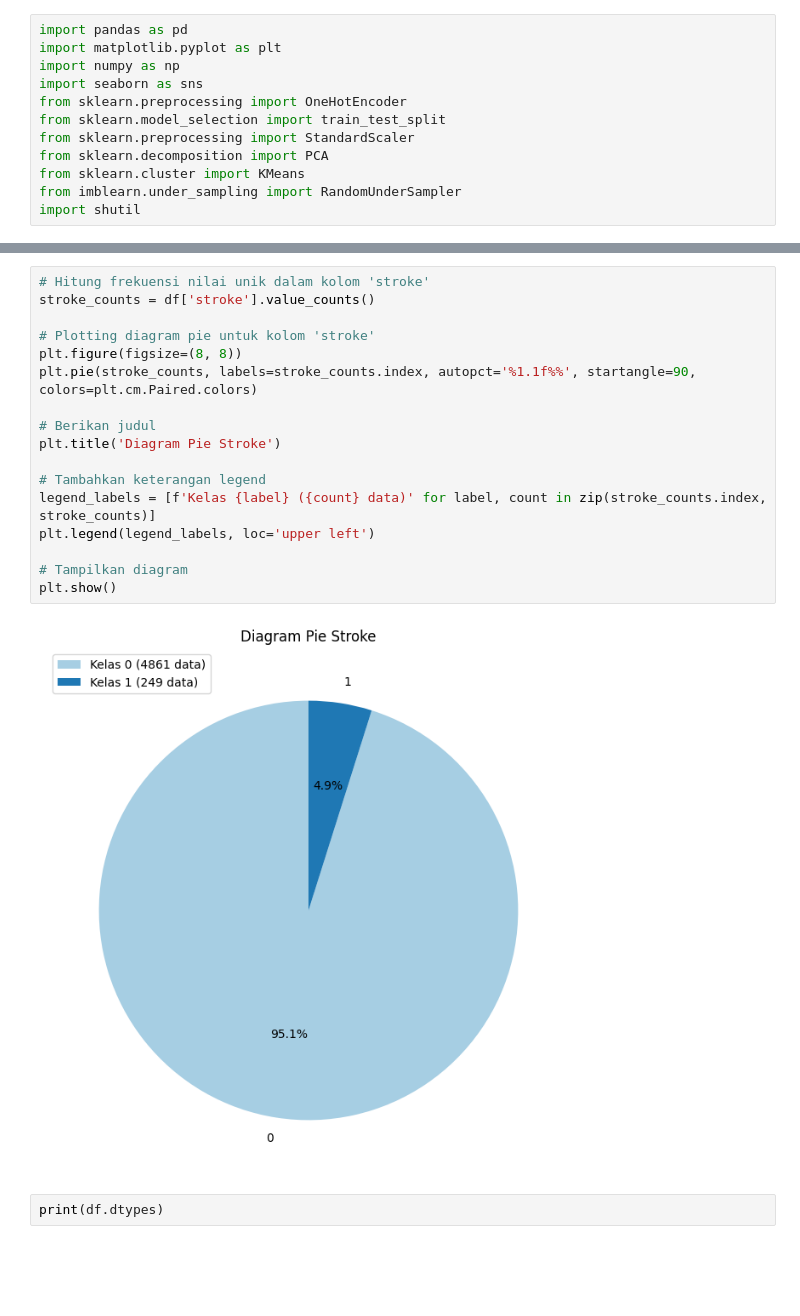
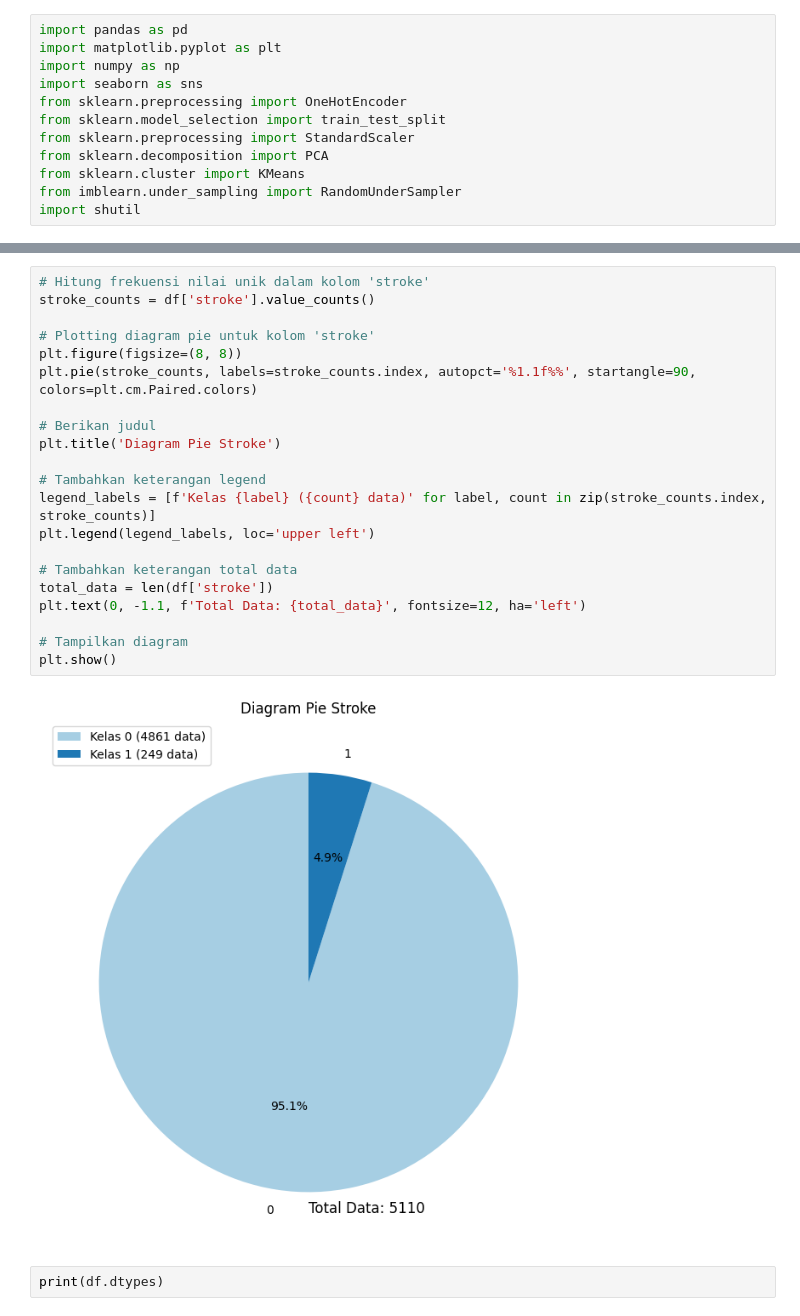
Before and after one commit to avillarafi45/TugasAkhirStrokePrediction, a Jupyter notebook: TugasAkhir.ipynb, the cells around one changed output, grey strips where cells are left out. Drawn from its saved outputs; the diff is of its cells as text; blank space fills up the shorter version.

```diff
--- a/TugasAkhir.ipynb
+++ b/TugasAkhir.ipynb
@@ -30,22 +39,26 @@ Jumlah data awal sebelum perubahan: 5110
 # %%
 # Hitung frekuensi nilai unik dalam kolom 'stroke'
 stroke_counts = df['stroke'].value_counts()
 
 # Plotting diagram pie untuk kolom 'stroke'
 plt.figure(figsize=(8, 8))
 plt.pie(stroke_counts, labels=stroke_counts.index, autopct='%1.1f%%', startangle=90, colors=plt.cm.Paired.colors)
 
 # Berikan judul
 plt.title('Diagram Pie Stroke')
 
 # Tambahkan keterangan legend
 legend_labels = [f'Kelas {label} ({count} data)' for label, count in zip(stroke_counts.index, stroke_counts)]
 plt.legend(legend_labels, loc='upper left')
 
+# Tambahkan keterangan total data
+total_data = len(df['stroke'])
+plt.text(0, -1.1, f'Total Data: {total_data}', fontsize=12, ha='left')
+
 # Tampilkan diagram
 plt.show()
 # %% [output]
-[figure, old version]
+[figure, new version]
 # %%
 print(df.dtypes)
 # %% [output]
```
Also changed, not shown: parts of 16 cells of this notebook, 9 other files.
